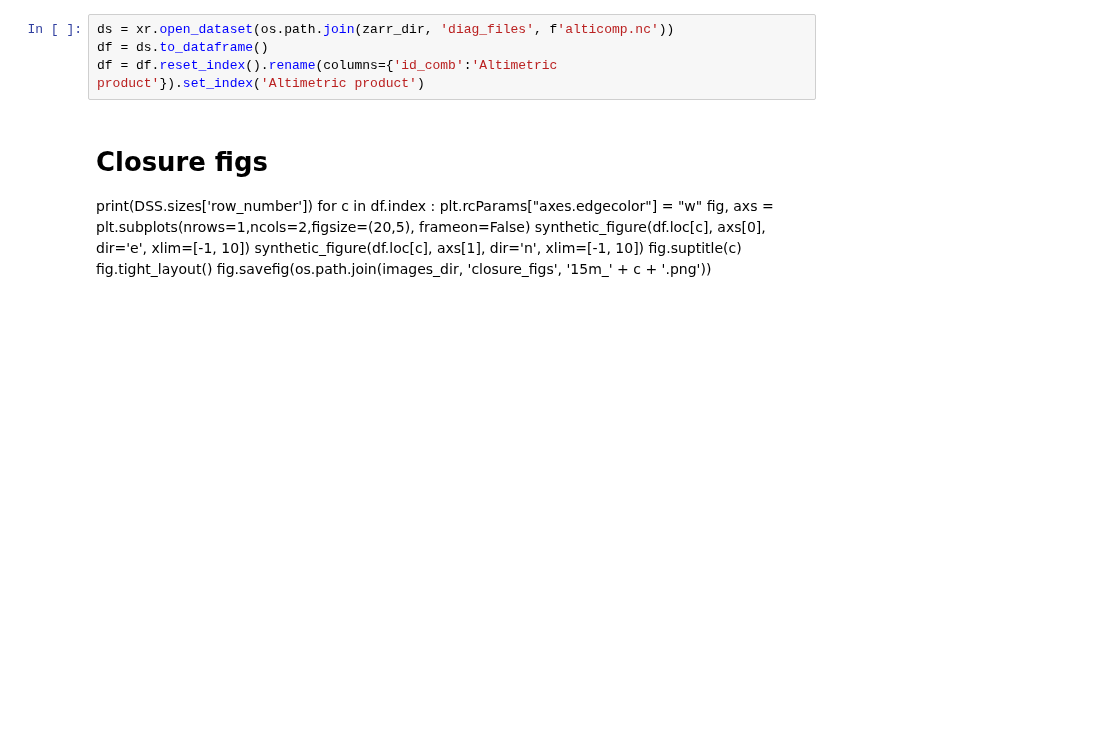
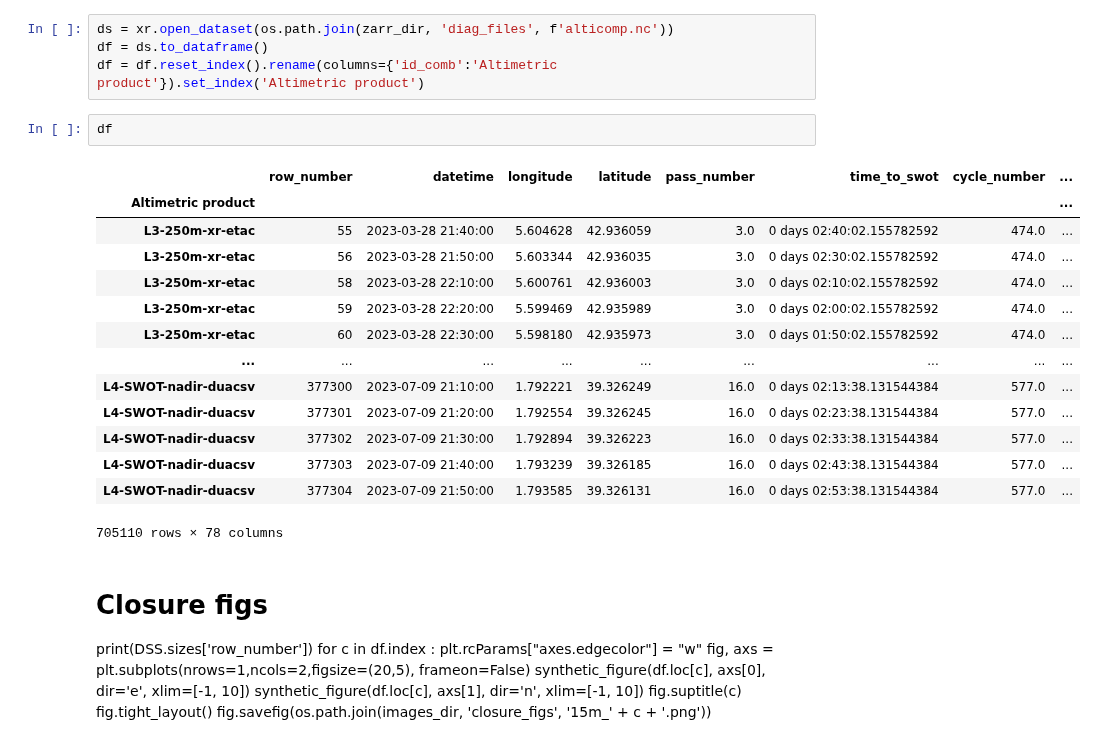
Before and after one commit to margot-demol/med_analysis, a Jupyter notebook: 10_swot_capabilities_diags/20_closure_alti_comp.ipynb, the cells around one changed output. Drawn from its saved outputs; the diff is of its cells as text; blank space fills up the shorter version.

```diff
--- a/10_swot_capabilities_diags/20_closure_alti_comp.ipynb
+++ b/10_swot_capabilities_diags/20_closure_alti_comp.ipynb
@@ -199,6 +171,23 @@ ds.to_netcdf(os.path.join(zarr_dir, 'diag_files', f'alticomp.nc'))
 ds = xr.open_dataset(os.path.join(zarr_dir, 'diag_files', f'alticomp.nc'))
 df = ds.to_dataframe()
 df = df.reset_index().rename(columns={'id_comb':'Altimetric product'}).set_index('Altimetric product')
+# %%
+df
+# %% [output]
+|  | row_number | datetime | longitude | latitude | pass_number | time_to_swot | cycle_number | ... |
+| Altimetric product |  |  |  |  |  |  |  | ... |
+| L3-250m-xr-etac | 55 | 2023-03-28 21:40:00 | 5.604628 | 42.936059 | 3.0 | 0 days 02:40:02.155782592 | 474.0 | ... |
+| L3-250m-xr-etac | 56 | 2023-03-28 21:50:00 | 5.603344 | 42.936035 | 3.0 | 0 days 02:30:02.155782592 | 474.0 | ... |
+| L3-250m-xr-etac | 58 | 2023-03-28 22:10:00 | 5.600761 | 42.936003 | 3.0 | 0 days 02:10:02.155782592 | 474.0 | ... |
+| L3-250m-xr-etac | 59 | 2023-03-28 22:20:00 | 5.599469 | 42.935989 | 3.0 | 0 days 02:00:02.155782592 | 474.0 | ... |
+| L3-250m-xr-etac | 60 | 2023-03-28 22:30:00 | 5.598180 | 42.935973 | 3.0 | 0 days 01:50:02.155782592 | 474.0 | ... |
+| ... | ... | ... | ... | ... | ... | ... | ... | ... |
+| L4-SWOT-nadir-duacsv | 377300 | 2023-07-09 21:10:00 | 1.792221 | 39.326249 | 16.0 | 0 days 02:13:38.131544384 | 577.0 | ... |
+| L4-SWOT-nadir-duacsv | 377301 | 2023-07-09 21:20:00 | 1.792554 | 39.326245 | 16.0 | 0 days 02:23:38.131544384 | 577.0 | ... |
+| L4-SWOT-nadir-duacsv | 377302 | 2023-07-09 21:30:00 | 1.792894 | 39.326223 | 16.0 | 0 days 02:33:38.131544384 | 577.0 | ... |
+| L4-SWOT-nadir-duacsv | 377303 | 2023-07-09 21:40:00 | 1.793239 | 39.326185 | 16.0 | 0 days 02:43:38.131544384 | 577.0 | ... |
+| L4-SWOT-nadir-duacsv | 377304 | 2023-07-09 21:50:00 | 1.793585 | 39.326131 | 16.0 | 0 days 02:53:38.131544384 | 577.0 | ... |
+705110 rows × 78 columns
 # %% [markdown]
 # Closure figs
 print(DSS.sizes['row_number'])
```
Also changed, not shown: parts of 22 cells of this notebook, 15 other files.
